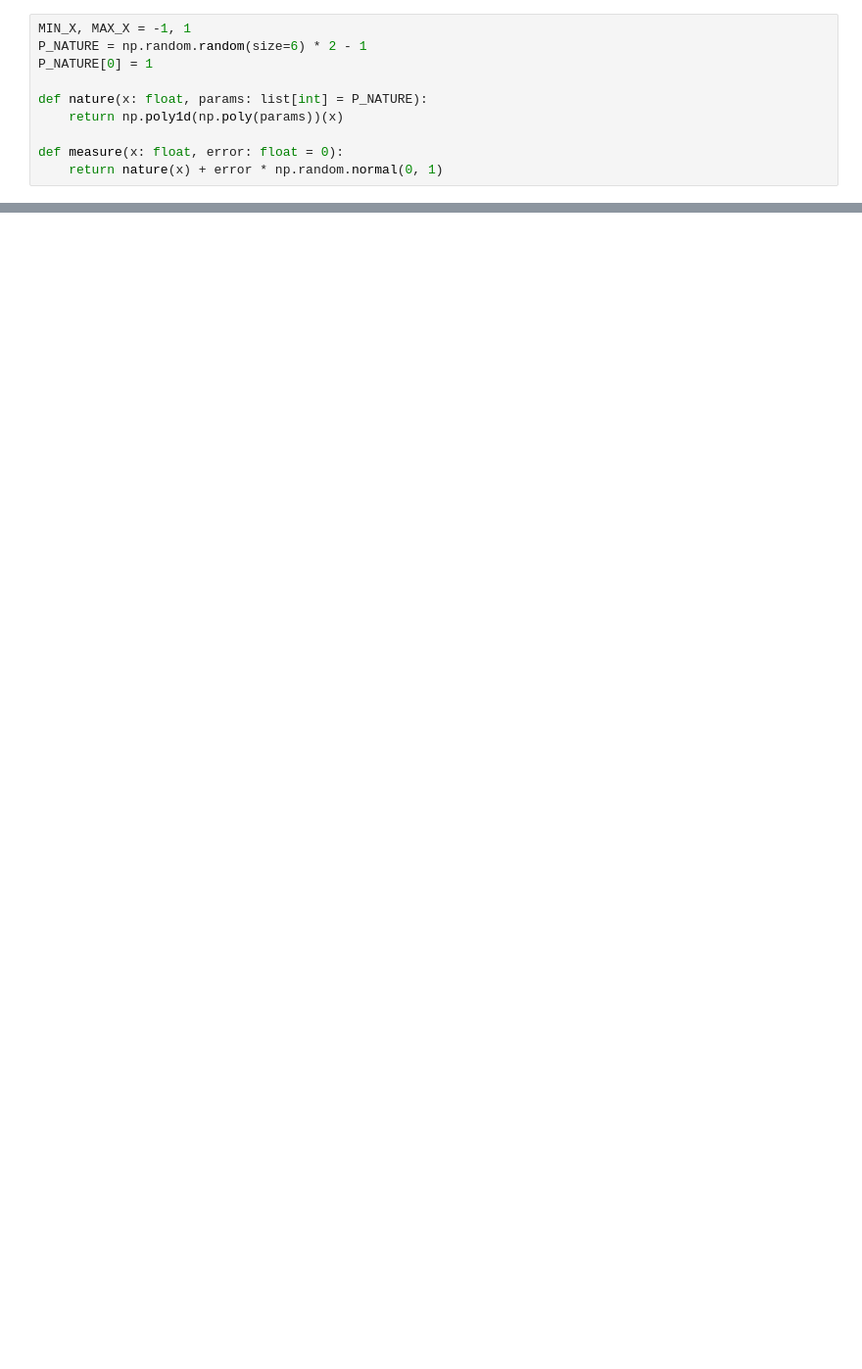
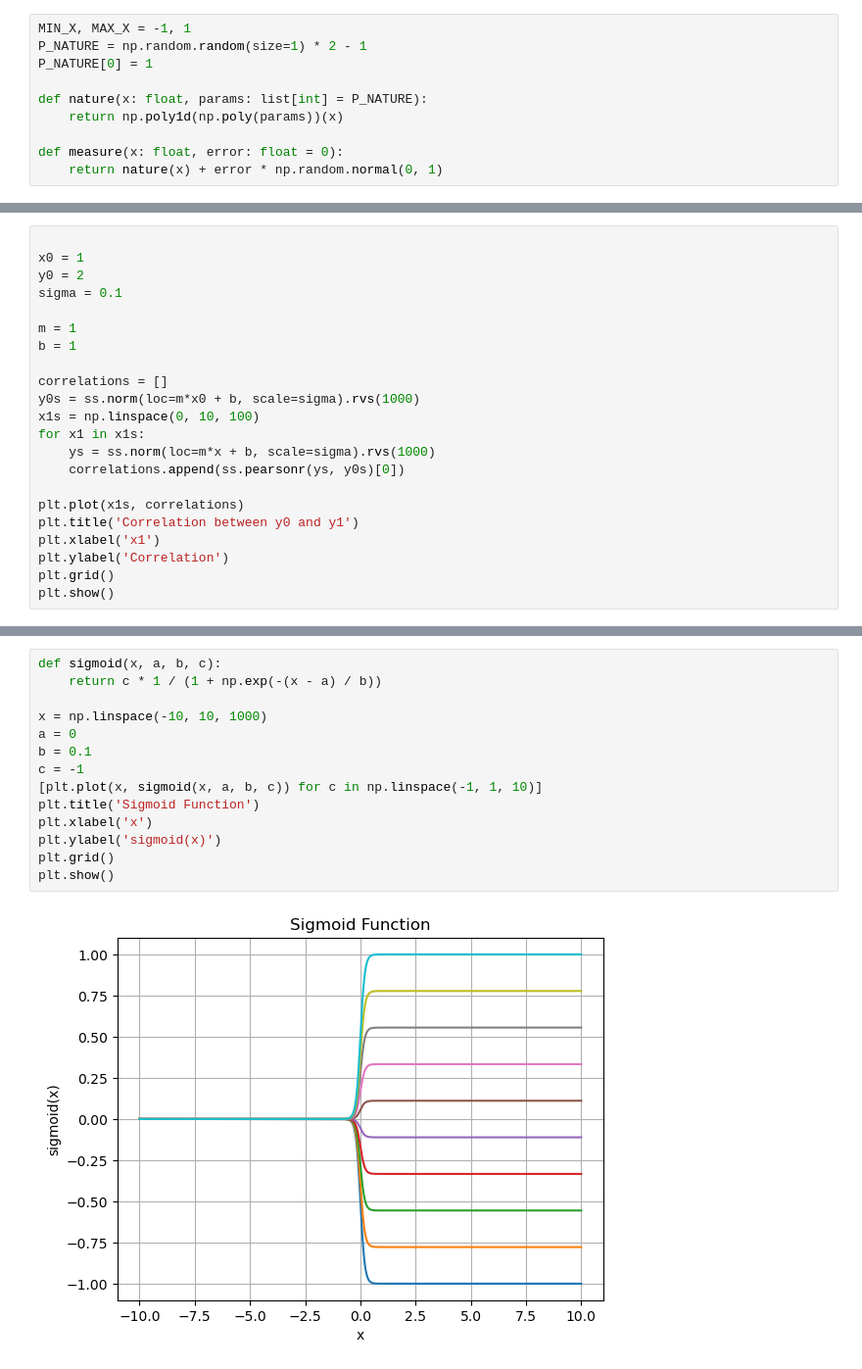
Before and after one commit to tdinapoli/smart_experiment_gaussian_process, a Jupyter notebook: gaussian_process.ipynb, the cells around one changed output, grey strips where cells are left out. Shown at 98% size. Drawn from its saved outputs; the diff is of its cells as text; blank space fills up the shorter version.

```diff
--- a/gaussian_process.ipynb
+++ b/gaussian_process.ipynb
@@ -8,6 +10,6 @@ import numpy as np
 # %%
 MIN_X, MAX_X = -1, 1
-P_NATURE = np.random.random(size=6) * 2 - 1
+P_NATURE = np.random.random(size=1) * 2 - 1
 P_NATURE[0] = 1
 
 def nature(x: float, params: list[int] = P_NATURE):
@@ -98,0 +109,22 @@ TypeError: 'float' object is not iterable
+# %%
+
+x0 = 1
+y0 = 2
+sigma = 0.1
+
+m = 1
+b = 1
+
+correlations = []
+y0s = ss.norm(loc=m*x0 + b, scale=sigma).rvs(1000)
+x1s = np.linspace(0, 10, 100)
+for x1 in x1s:
+    ys = ss.norm(loc=m*x + b, scale=sigma).rvs(1000)
+    correlations.append(ss.pearsonr(ys, y0s)[0])
+
+plt.plot(x1s, correlations)
+plt.title('Correlation between y0 and y1')
+plt.xlabel('x1')
+plt.ylabel('Correlation')
+plt.grid()
+plt.show()
@@ -98,0 +133,16 @@ TypeError: 'float' object is not iterable
+# %%
+def sigmoid(x, a, b, c):
+    return c * 1 / (1 + np.exp(-(x - a) / b))
+
+x = np.linspace(-10, 10, 1000)
+a = 0
+b = 0.1
+c = -1
+[plt.plot(x, sigmoid(x, a, b, c)) for c in np.linspace(-1, 1, 10)]
+plt.title('Sigmoid Function')
+plt.xlabel('x')
+plt.ylabel('sigmoid(x)')
+plt.grid()
+plt.show()
+# %% [output]
+[figure, added]
```
Also changed, not shown: parts of 3 cells of this notebook, 6 other files.
